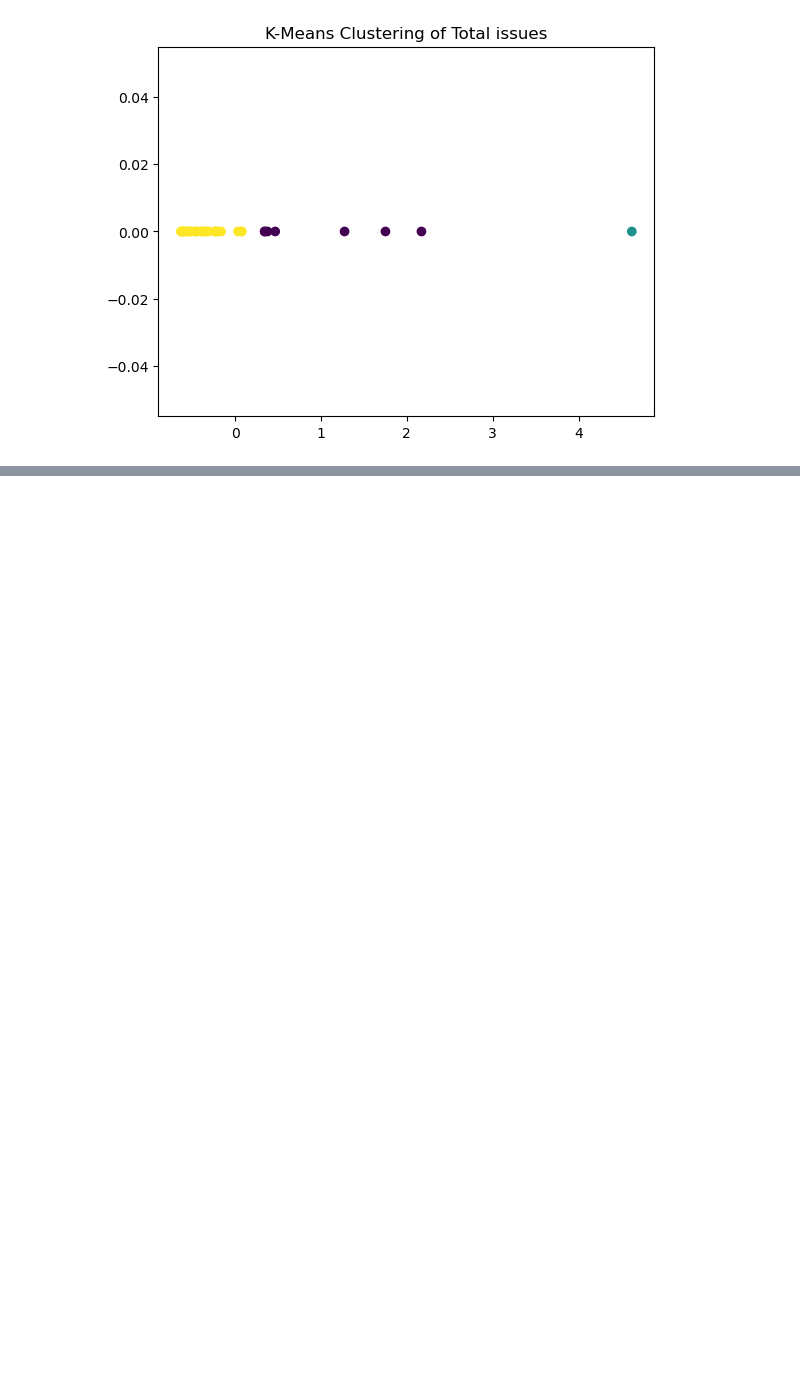
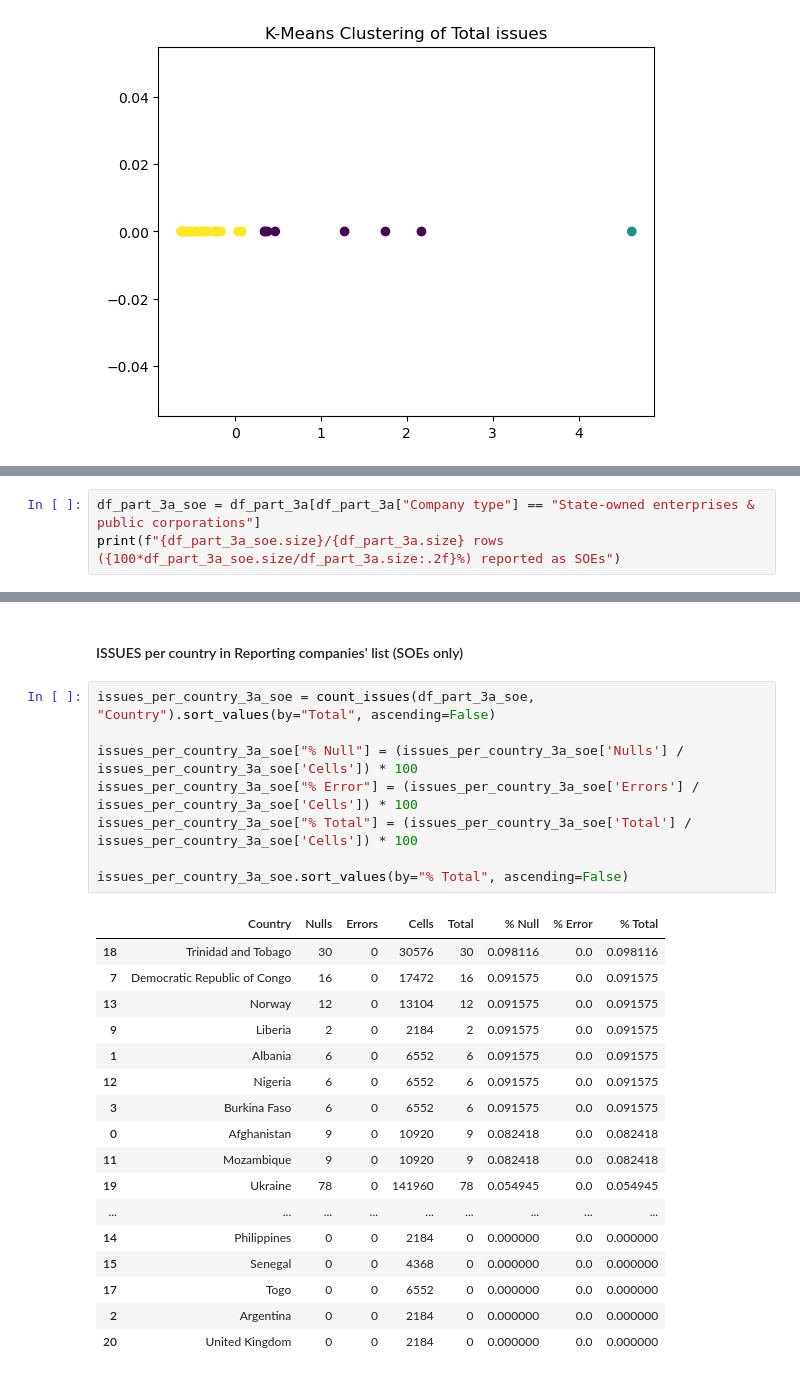
Before and after one commit to civicliteracies/EITI_SDT_data_verification_and_validation, a Jupyter notebook: 01 - Completeness and correctness.ipynb, the cells around one changed output, grey strips where cells are left out. Drawn from its saved outputs; the diff is of its cells as text; blank space fills up the shorter version.

```diff
--- a/01 - Completeness and correctness.ipynb
+++ b/01 - Completeness and correctness.ipynb
@@ -927,0 +948,3 @@ plt.show()
+# %%
+df_part_3a_soe = df_part_3a[df_part_3a["Company type"] == "State-owned enterprises & public corporations"]
+print(f"{df_part_3a_soe.size}/{df_part_3a.size} rows ({100*df_part_3a_soe.size/df_part_3a.size:.2f}%) reported as SOEs")
@@ -927,0 +999,28 @@ plt.show()
+# %% [markdown]
+#### ISSUES per country in Reporting companies' list (SOEs only)
+# %%
+issues_per_country_3a_soe = count_issues(df_part_3a_soe, "Country").sort_values(by="Total", ascending=False)
+
+issues_per_country_3a_soe["% Null"] = (issues_per_country_3a_soe['Nulls'] / issues_per_country_3a_soe['Cells']) * 100
+issues_per_country_3a_soe["% Error"] = (issues_per_country_3a_soe['Errors'] / issues_per_country_3a_soe['Cells']) * 100
+issues_per_country_3a_soe["% Total"] = (issues_per_country_3a_soe['Total'] / issues_per_country_3a_soe['Cells']) * 100
+
+issues_per_country_3a_soe.sort_values(by="% Total", ascending=False)
+# %% [output]
+|  | Country | Nulls | Errors | Cells | Total | % Null | % Error | % Total |
+| 18 | Trinidad and Tobago | 30 | 0 | 30576 | 30 | 0.098116 | 0.0 | 0.098116 |
+| 7 | Democratic Republic of Congo | 16 | 0 | 17472 | 16 | 0.091575 | 0.0 | 0.091575 |
+| 13 | Norway | 12 | 0 | 13104 | 12 | 0.091575 | 0.0 | 0.091575 |
+| 9 | Liberia | 2 | 0 | 2184 | 2 | 0.091575 | 0.0 | 0.091575 |
+| 1 | Albania | 6 | 0 | 6552 | 6 | 0.091575 | 0.0 | 0.091575 |
+| 12 | Nigeria | 6 | 0 | 6552 | 6 | 0.091575 | 0.0 | 0.091575 |
+| 3 | Burkina Faso | 6 | 0 | 6552 | 6 | 0.091575 | 0.0 | 0.091575 |
+| 0 | Afghanistan | 9 | 0 | 10920 | 9 | 0.082418 | 0.0 | 0.082418 |
+| 11 | Mozambique | 9 | 0 | 10920 | 9 | 0.082418 | 0.0 | 0.082418 |
+| 19 | Ukraine | 78 | 0 | 141960 | 78 | 0.054945 | 0.0 | 0.054945 |
+| ... | ... | ... | ... | ... | ... | ... | ... | ... |
+| 14 | Philippines | 0 | 0 | 2184 | 0 | 0.000000 | 0.0 | 0.000000 |
+| 15 | Senegal | 0 | 0 | 4368 | 0 | 0.000000 | 0.0 | 0.000000 |
+| 17 | Togo | 0 | 0 | 6552 | 0 | 0.000000 | 0.0 | 0.000000 |
+| 2 | Argentina | 0 | 0 | 2184 | 0 | 0.000000 | 0.0 | 0.000000 |
+| 20 | United Kingdom | 0 | 0 | 2184 | 0 | 0.000000 | 0.0 | 0.000000 |
```
Also changed, not shown: parts of 16 cells of this notebook.
